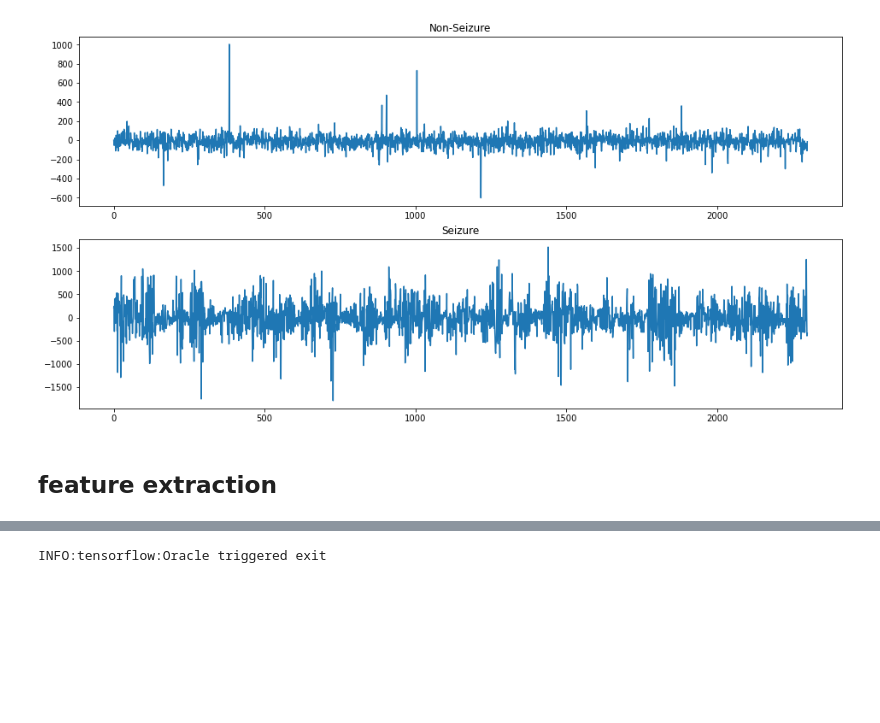
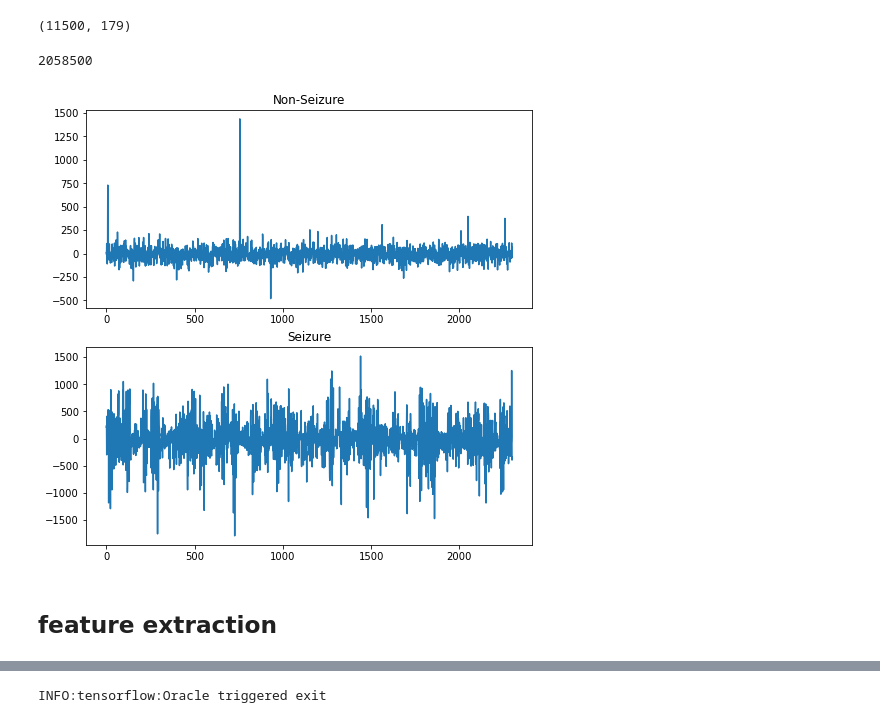
Before and after one commit to Usmanikashif/Project_machine_learning, a Jupyter notebook: Part1_ binary classification of seizure detection.ipynb, the cells around one changed output, grey strips where cells are left out. Drawn from its saved outputs; the diff is of its cells as text; code cells hidden in the pictures; blank space fills up the shorter version.

```diff
--- a/Part1_ binary classification of seizure detection.ipynb
+++ b/Part1_ binary classification of seizure detection.ipynb
@@ -36,11 +36,10 @@ warnings.filterwarnings('ignore')
 # %%
-
- # Data loading
+# Data loading
 # we used the path of final preprocessed dataset.Each dataset contains 100 files
 # read all the files from sets and concates the files
 
 # DataA
-pathA = r'H:/Final_project/Data/merged/A'
+pathA = r'D:/Final_project/Data/merged/A'
 all_filesA = glob.glob(pathA + "/*.csv")
 
 tempA = []
@@ -54,7 +53,7 @@ dfA.insert(loc=len(dfA.columns), column='Y', value='0', allow_duplicates=True)
 
 
 # DataB
-pathB = r'H:/Final_project/Data/merged/B'
+pathB = r'D:/Final_project/Data/merged/B'
 all_filesB = glob.glob(pathB + "/*.csv")
 
 tempB = []
@@ -67,7 +66,7 @@ dfB = pd.concat(tempB, axis=0, ignore_index=True)
 dfB.insert(loc=len(dfB.columns), column='Y', value='0', allow_duplicates=True)
 
 # DataC
-pathC = r'H:/Final_project/Data/merged/C'
+pathC = r'D:/Final_project/Data/merged/C'
 all_filesC = glob.glob(pathC + "/*.csv")
 
 tempC = []
@@ -81,7 +80,7 @@ dfC.insert(loc=len(dfC.columns), column='Y', value='0', allow_duplicates=True)
 
 
 ## Data D
-pathD = r'H:/Final_project/Data/merged/D'
+pathD = r'D:/Final_project/Data/merged/D'
 all_filesD = glob.glob(pathD + "/*.csv")
 
 tempD = []
@@ -95,7 +94,7 @@ dfD.insert(loc=len(dfD.columns), column='Y', value='0', allow_duplicates=True)
 
 
 ## Data E
-pathE = r'H:/Final_project/Data/merged/E'
+pathE = r'D:/Final_project/Data/merged/E'
 all_filesE = glob.glob(pathE + "/*.csv")
 
 tempE = []
@@ -133,0 +110,10 @@ df.size
+# %%
+# shape of the dataset
+df.shape
+# %% [output]
+(11500, 179)
+# %%
+# size of the dataset
+df.size
+# %% [output]
+2058500
@@ -134,29 +122,29 @@ df.size
 # %%
 # Visualizing the data points
 
 df_nseiz=pd.concat([dfA, dfB,dfC,dfD], ignore_index=True) # non-seizure dataset (files A, B, C,D)
 
 df_nseiz = shuffle(df_nseiz) # seizure dataset (file E)
 df_seiz=dfE
 
 X_ns = df_nseiz.iloc[:,1:177].values
 X_s =  df_seiz.iloc[:,1:177].values
 samples = np.arange(0,2300,1)
 
 #let us plot the siezure and non-seizure data
-plt.figure(figsize=(16,8))
+plt.figure(figsize=(8,8))
 plt.subplot(2,1,1)
 plt.title('Non-Seizure')
 plt.plot(samples,X_ns[:2300,0], label = 'Non-Seizure')
 plt.subplot(2,1,2)
 plt.title('Seizure')
 plt.plot(samples,X_s[:,0],label= 'Seizure')
 plt.savefig('ns.png')
 plt.show()
 # %% [output]
-[figure, old version]
+[figure, new version]
-# %% [markdown]
-## feature extraction
+# %% [markdown]
+## feature extraction
 # %%
 # feature extraction using wavelet transform
 # The EEG signal is decomposed using Daubechies wavelet of order 4 (db4)
```
Also changed, not shown: parts of 63 cells of this notebook, 1 other file.
